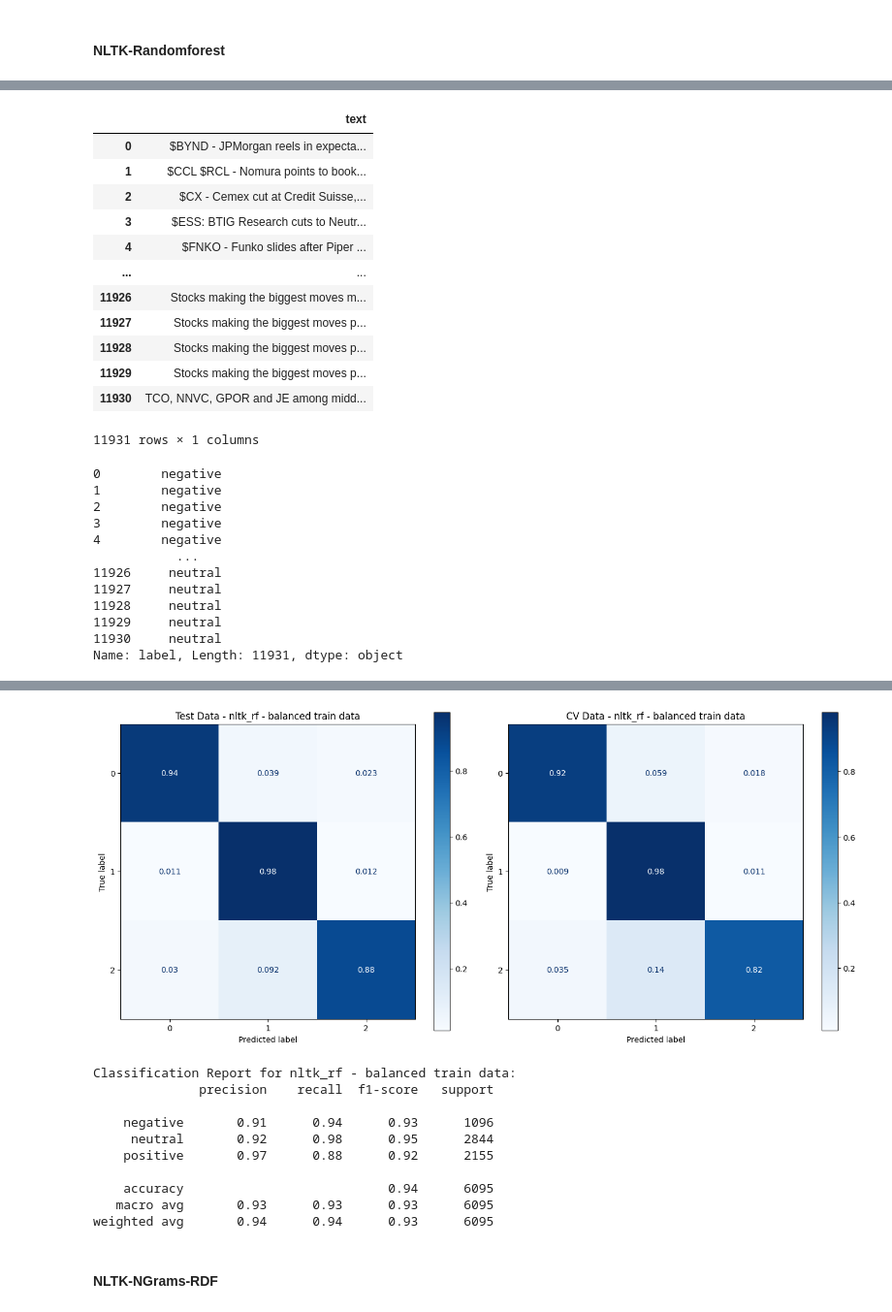
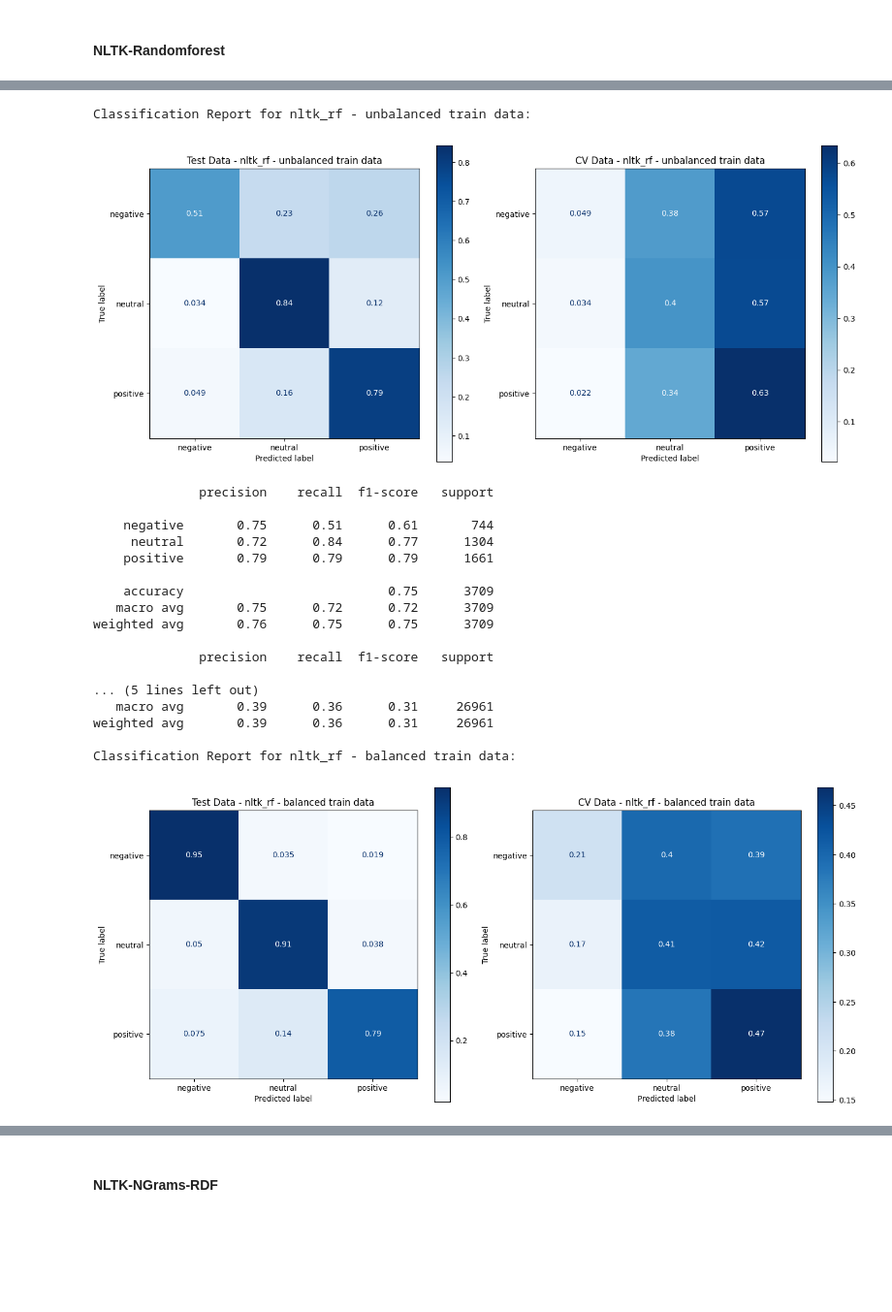
Before and after one commit to NiklasSeitherDHBW/NLP-CrowdFlow, a Jupyter notebook: src/models.ipynb, the cells around one changed output, grey strips where cells are left out. Shown at 97% size. Drawn from its saved outputs; the diff is of its cells as text; code cells hidden in the pictures; blank space fills up the shorter version.

```diff
--- a/src/models.ipynb
+++ b/src/models.ipynb
@@ -11,10 +11,10 @@ from utils import config, utils
 TARGET = "label"
 FEATURES = ["text",]
 # %%
-df_tweets = pd.read_csv("../res/prepared/cryptonews.csv")
-df_cv = pd.read_csv("../res/prepared/hf-twitter-financial-news.csv")
+df = pd.read_csv("../res/prepared/cryptonews.csv")
+df_cv = pd.read_csv("../res/prepared/indian_financial_news.csv")
 # %%
-config.SENTIMENTS = df_tweets[TARGET].unique().tolist()
+config.SENTIMENTS = df[TARGET].unique().tolist()
 config.SENTIMENTS
 # %% [output]
 ['negative', 'neutral', 'positive']
@@ -83,7 +83,7 @@ ollama_model = "llama3.1:latest"
 #### NLTK-Randomforest
 # %%
 nltk_rf_model = utils.CustomPipeline(
-    df_tweets,
+    df,
     FEATURES,
     TARGET,
     df_cv = df_cv,
@@ -92,8 +92,8 @@ nltk_rf_model = utils.CustomPipeline(
              transformers=[
                 (f'nltk_{feature}', Pipeline([
                 ('compound_splitter', utils.CompoundWordSplitter()),
-                ('tokenizer', utils.NLTKTokenizer()),
-                ('tfidf', TfidfVectorizer(tokenizer=None, preprocessor=None))
+                ('tokenizer', utils.NLTKTokenizer(False)),
+                ('tfidf', TfidfVectorizer())
             ]), feature) for feature in FEATURES]
         )),
         ("classifier", RandomForestClassifier(random_state=config.RANDOM_STATE))
@@ -111,29 +111,24 @@ nltk_rf_model.fit(True)
 # %%
-# nltk_rf_model.evaluate(False)
+nltk_rf_model.evaluate(False)
 nltk_rf_model.evaluate(True)
 # %% [output]
-|  | text |
-| 0 | $BYND - JPMorgan reels in expecta... |
-| 1 | $CCL $RCL - Nomura points to book... |
-| 2 | $CX - Cemex cut at Credit Suisse,... |
-| 3 | $ESS: BTIG Research cuts to Neutr... |
-| 4 | $FNKO - Funko slides after Piper ... |
-| ... | ... |
-| 11926 | Stocks making the biggest moves m... |
-| 11927 | Stocks making the biggest moves p... |
-| 11928 | Stocks making the biggest moves p... |
-| 11929 | Stocks making the biggest moves p... |
-| 11930 | TCO, NNVC, GPOR and JE among midd... |
-11931 rows × 1 columns
+Classification Report for nltk_rf - unbalanced train data:
+[figure, new version]
-0        negative
-1        negative
-2        negative
-3        negative
-4        negative
-           ...
-11926     neutral
-11927     neutral
-11928     neutral
-11929     neutral
-11930     neutral
-Name: label, Length: 11931, dtype: object
+              precision    recall  f1-score   support
+
+    negative       0.75      0.51      0.61       744
+     neutral       0.72      0.84      0.77      1304
+    positive       0.79      0.79      0.79      1661
+
+    accuracy                           0.75      3709
+   macro avg       0.75      0.72      0.72      3709
+weighted avg       0.76      0.75      0.75      3709
+
+              precision    recall  f1-score   support
+
+... (5 lines left out)
+   macro avg       0.39      0.36      0.31     26961
+weighted avg       0.39      0.36      0.31     26961
+
+Classification Report for nltk_rf - balanced train data:
+[figure, added]
@@ -142,12 +154 @@ array(['positive', 'negative', 'negative', ..., 'neutral', 'neutral',
-[figure, old version]
-Classification Report for nltk_rf - balanced train data:
-              precision    recall  f1-score   support
-
-    negative       0.91      0.94      0.93      1096
-     neutral       0.92      0.98      0.95      2844
-    positive       0.97      0.88      0.92      2155
-
-    accuracy                           0.94      6095
-   macro avg       0.93      0.93      0.93      6095
-weighted avg       0.94      0.94      0.93      6095
 # %%
```
Also changed, not shown: parts of 13 cells of this notebook.
